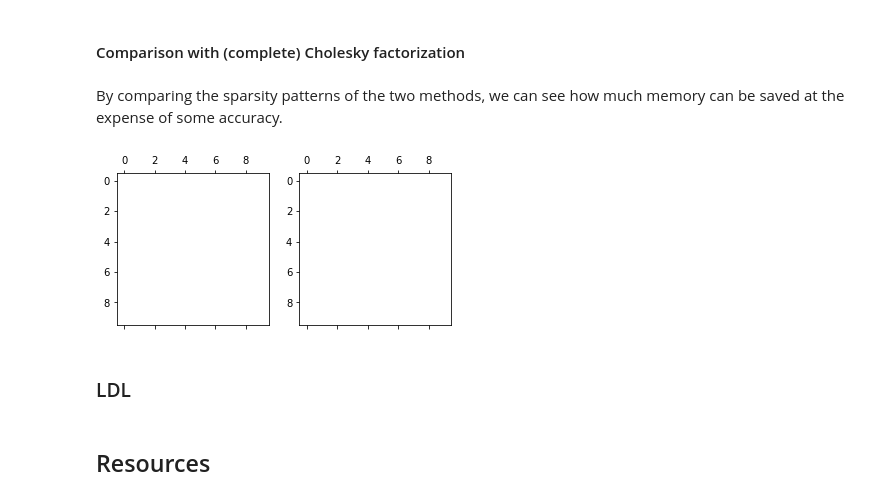
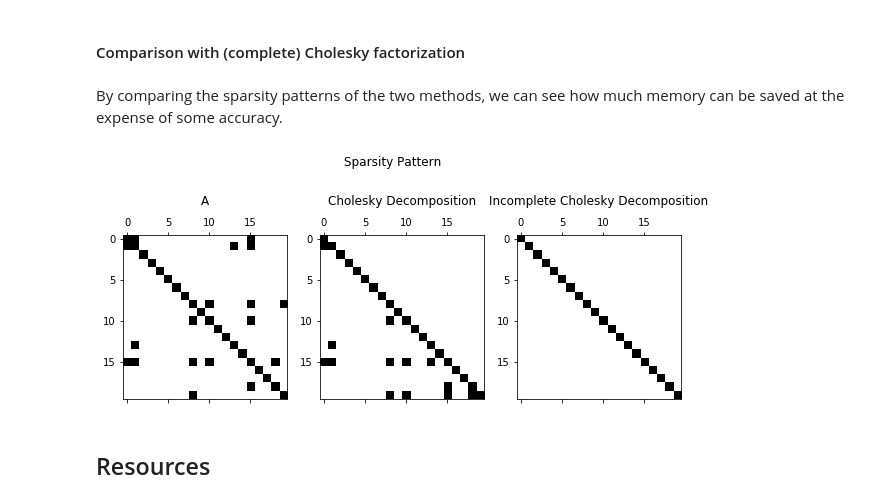
Before and after one commit to matsumotosan/numerical-linear-algebra, a Jupyter notebook: Preconditioner Series - Cholesky Decomposition.ipynb, the cells around one changed output. Cells and saved outputs as stored; diff of their text form; code cells hidden in the pictures.

```diff
--- a/Preconditioner Series - Cholesky Decomposition.ipynb
+++ b/Preconditioner Series - Cholesky Decomposition.ipynb
@@ -167,19 +254,26 @@ As I did before, I compare the results of my function with that of a function wr
 # %% [markdown]
 #### Comparison with (complete) Cholesky factorization
 # %% [markdown]
-By comparing the sparsity patterns of the two methods, we can see how much memory can be saved at the expense of some accuracy.
+By comparing the sparsity patterns of the two methods, we can see how much
+memory can be saved at the expense of some accuracy.
-# %%
-plt.subplot(1, 2, 1)
-plt.spy(A)
-
-plt.subplot(1, 2, 2)
-plt.spy(A)
-
-plt.show()
-# %% [output]
-[figure, removed]
-# %% [markdown]
-### LDL
+# %%
+fig = plt.figure(figsize=(10,5))
+
+ax1 = fig.add_subplot(1,3,1)
+plt.spy(A);
+ax1.set_title('A', y=1.15);
+
+ax2 = fig.add_subplot(1, 3, 2)
+plt.spy(np.linalg.cholesky(A));
+ax2.set_title('Cholesky Decomposition', y=1.15);
+
+ax3 = fig.add_subplot(1, 3, 3)
+plt.spy(K);
+ax3.set_title('Incomplete Cholesky Decomposition', y=1.15);
+
+plt.suptitle('Sparsity Pattern', y=0.95);
+# %% [output]
+[figure, added]
 # %% [markdown]
 ## Resources
 # %% [markdown]
```
Also changed, not shown: parts of 24 cells of this notebook, 8 other files.
